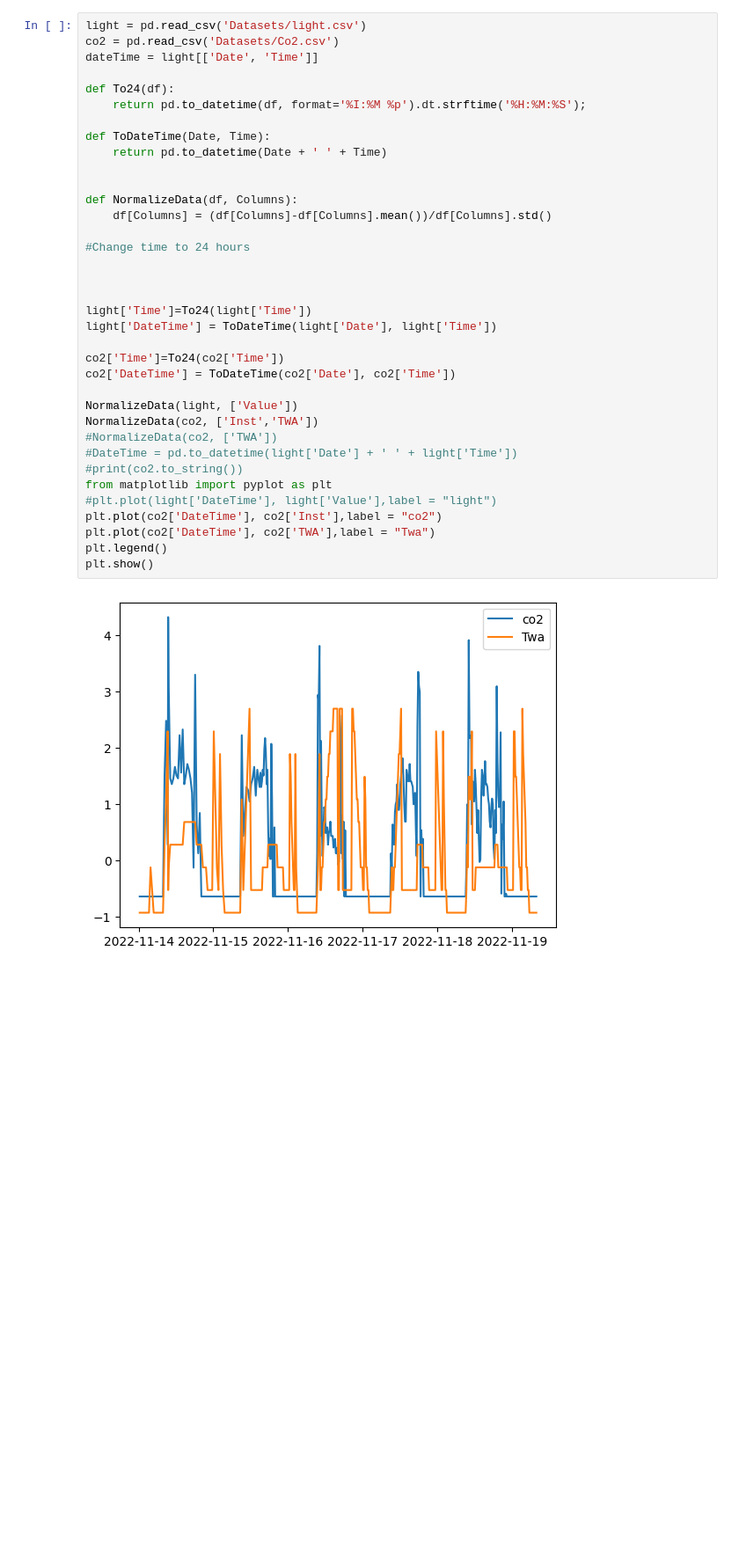
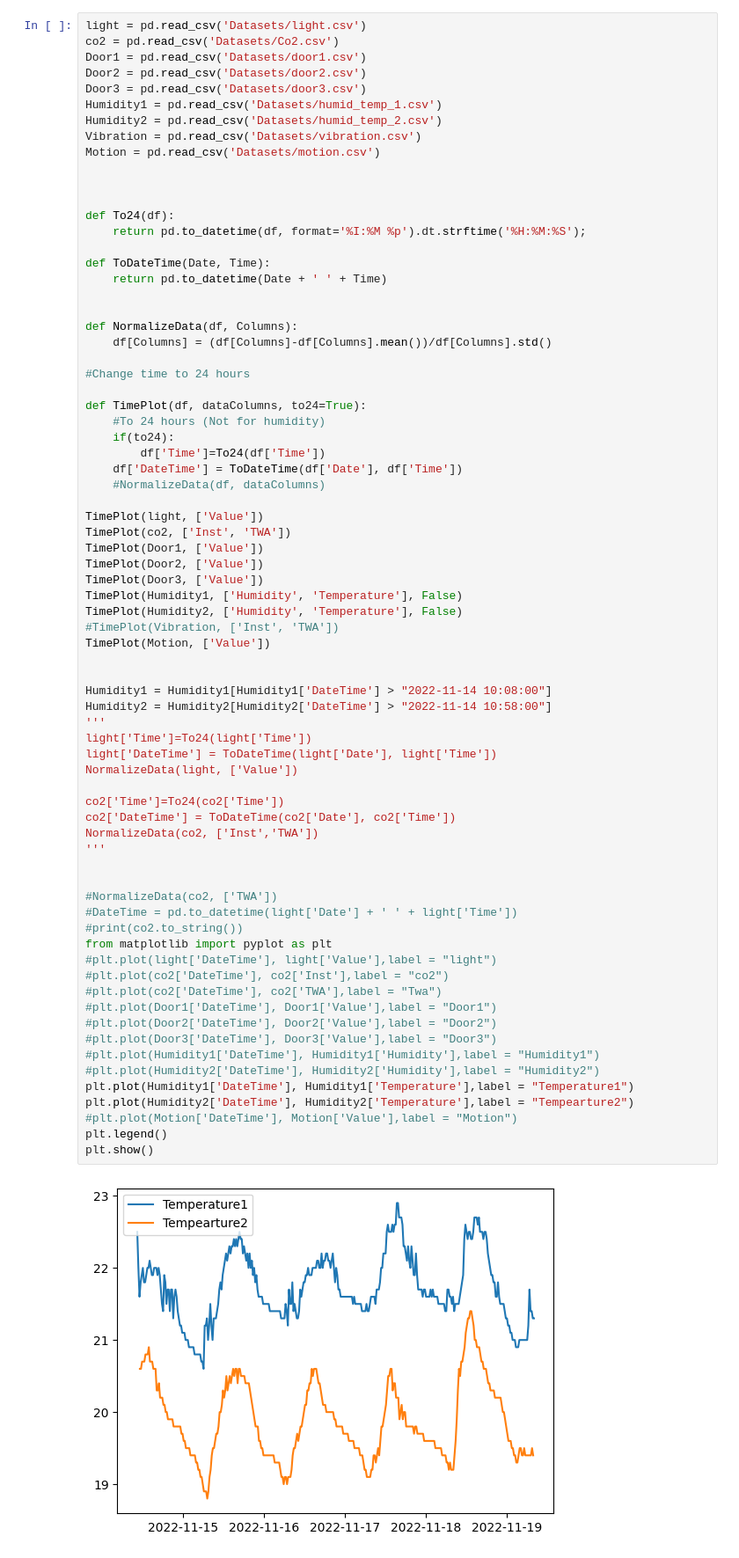
Before and after one commit to johnny-stevie/Durhack22, a Jupyter notebook: Untitled.ipynb, the cells around one changed output. Shown at 88% size. Saved outputs shown, nothing was run; the diff lists cells and outputs as text; blank space fills up the shorter version.

```diff
--- a/Untitled.ipynb
+++ b/Untitled.ipynb
@@ -46,38 +46,75 @@ print(co2.to_string())
 # %%
 light = pd.read_csv('Datasets/light.csv')
 co2 = pd.read_csv('Datasets/Co2.csv')
-dateTime = light[['Date', 'Time']]
+Door1 = pd.read_csv('Datasets/door1.csv')
+Door2 = pd.read_csv('Datasets/door2.csv')
+Door3 = pd.read_csv('Datasets/door3.csv')
+Humidity1 = pd.read_csv('Datasets/humid_temp_1.csv')
+Humidity2 = pd.read_csv('Datasets/humid_temp_2.csv')
+Vibration = pd.read_csv('Datasets/vibration.csv')
+Motion = pd.read_csv('Datasets/motion.csv')
+
+
 
 def To24(df):
     return pd.to_datetime(df, format='%I:%M %p').dt.strftime('%H:%M:%S');
 
 def ToDateTime(Date, Time):
     return pd.to_datetime(Date + ' ' + Time)
 
 
 def NormalizeData(df, Columns):
     df[Columns] = (df[Columns]-df[Columns].mean())/df[Columns].std()
 
 #Change time to 24 hours
 
+def TimePlot(df, dataColumns, to24=True):
+    #To 24 hours (Not for humidity)
+    if(to24):
+        df['Time']=To24(df['Time'])
+    df['DateTime'] = ToDateTime(df['Date'], df['Time'])
+    #NormalizeData(df, dataColumns)
+
+TimePlot(light, ['Value'])
+TimePlot(co2, ['Inst', 'TWA'])
+TimePlot(Door1, ['Value'])
+TimePlot(Door2, ['Value'])
+TimePlot(Door3, ['Value'])
+TimePlot(Humidity1, ['Humidity', 'Temperature'], False)
+TimePlot(Humidity2, ['Humidity', 'Temperature'], False)
+#TimePlot(Vibration, ['Inst', 'TWA'])
+TimePlot(Motion, ['Value'])
 
 
+Humidity1 = Humidity1[Humidity1['DateTime'] > "2022-11-14 10:08:00"]
+Humidity2 = Humidity2[Humidity2['DateTime'] > "2022-11-14 10:58:00"]
+'''
 light['Time']=To24(light['Time'])
 light['DateTime'] = ToDateTime(light['Date'], light['Time'])
+NormalizeData(light, ['Value'])
 
 co2['Time']=To24(co2['Time'])
 co2['DateTime'] = ToDateTime(co2['Date'], co2['Time'])
+NormalizeData(co2, ['Inst','TWA'])
+'''
 
-NormalizeData(light, ['Value'])
-NormalizeData(co2, ['Inst','TWA'])
+
 #NormalizeData(co2, ['TWA'])
 #DateTime = pd.to_datetime(light['Date'] + ' ' + light['Time'])
 #print(co2.to_string())
 from matplotlib import pyplot as plt
 #plt.plot(light['DateTime'], light['Value'],label = "light")
-plt.plot(co2['DateTime'], co2['Inst'],label = "co2")
-plt.plot(co2['DateTime'], co2['TWA'],label = "Twa")
+#plt.plot(co2['DateTime'], co2['Inst'],label = "co2")
+#plt.plot(co2['DateTime'], co2['TWA'],label = "Twa")
+#plt.plot(Door1['DateTime'], Door1['Value'],label = "Door1")
+#plt.plot(Door2['DateTime'], Door2['Value'],label = "Door2")
+#plt.plot(Door3['DateTime'], Door3['Value'],label = "Door3")
+#plt.plot(Humidity1['DateTime'], Humidity1['Humidity'],label = "Humidity1")
+#plt.plot(Humidity2['DateTime'], Humidity2['Humidity'],label = "Humidity2")
+plt.plot(Humidity1['DateTime'], Humidity1['Temperature'],label = "Temperature1")
+plt.plot(Humidity2['DateTime'], Humidity2['Temperature'],label = "Tempearture2")
+#plt.plot(Motion['DateTime'], Motion['Value'],label = "Motion")
 plt.legend()
 plt.show()
 # %% [output]
-[figure, old version]
+[figure, new version]
```
Also changed, not shown: parts of 1 cell of this notebook, 10 other files.
